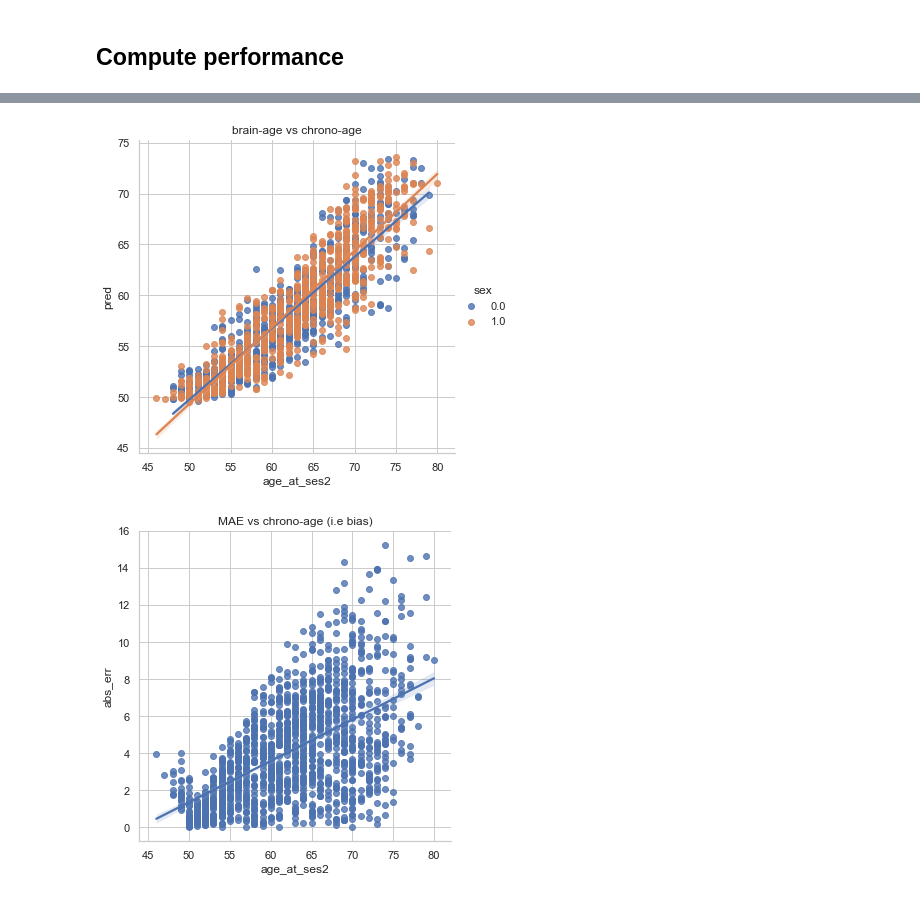
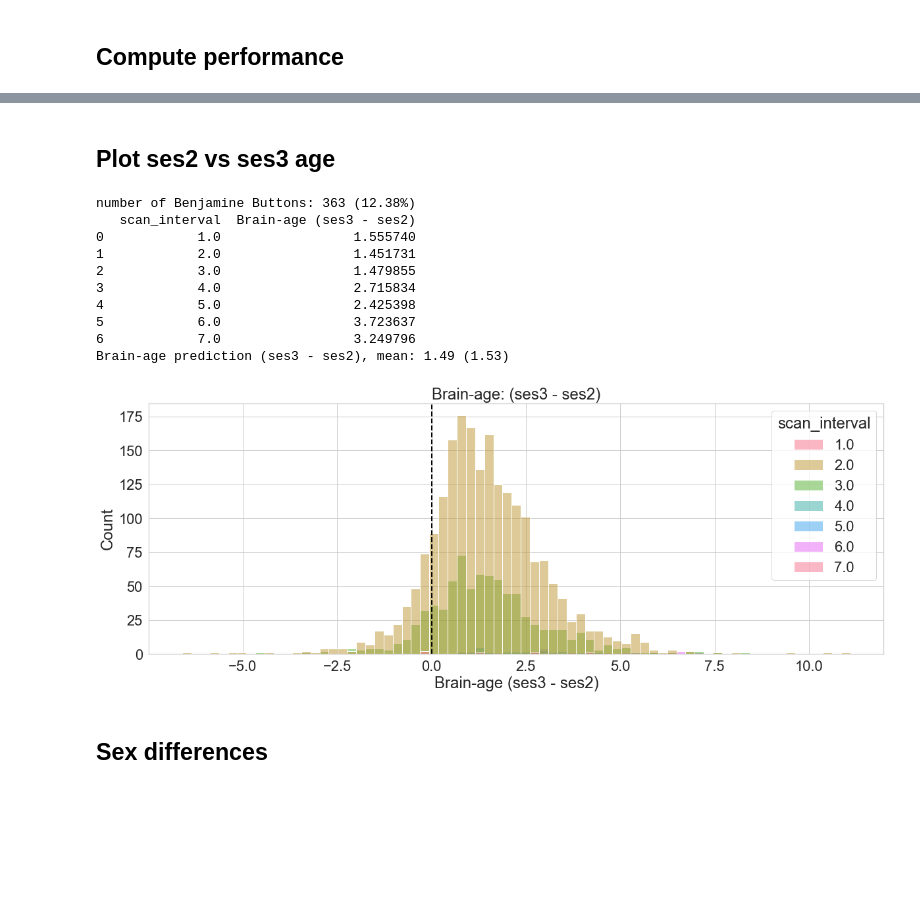
Before and after one commit to nikhil153/brain-diff, a Jupyter notebook: 4_brain_age.ipynb, the cells around one changed output, grey strips where cells are left out. Saved outputs shown, nothing was run; the diff lists cells and outputs as text; code cells hidden in the pictures; blank space fills up the shorter version.

```diff
--- a/4_brain_age.ipynb
+++ b/4_brain_age.ipynb
@@ -61,18 +93,45 @@ MAE = 4.13 (std = 2.85)
+# %% [markdown]
+## Plot ses2 vs ses3 age
+# %%
+followup_diff = brain_age_df["pred_at_ses3"] - brain_age_df["pred_at_ses2"]
+brain_age_df["Brain-age (ses3 - ses2)"] = followup_diff
+
+neg_age_count = np.sum(followup_diff < 0)
+
+print(f"number of Benjamine Buttons: {neg_age_count} ({100*neg_age_count/len(brain_age_df):3.2f}%)")
+
+print(brain_age_df.groupby(["scan_interval"]).mean().reset_index()[["scan_interval","Brain-age (ses3 - ses2)"]])
+
+plot_df = brain_age_df.copy()
+m,s = np.mean(plot_df["Brain-age (ses3 - ses2)"]), np.std(plot_df["Brain-age (ses3 - ses2)"])
+print(f"Brain-age prediction (ses3 - ses2), mean: {m:3.2f} ({s:3.2f})")
+
+# Plots
+with sns.axes_style("whitegrid"):
+    fig,ax=plt.subplots(figsize=(20,7))
+    palette = 'husl'
+    g = sns.histplot(x="Brain-age (ses3 - ses2)", hue="scan_interval", data=brain_age_df, palette=palette)
+    g.set_title(f"Brain-age: (ses3 - ses2)")
+    plt.axvline(0, color="black",ls="--",lw=2)
+# %% [output]
+number of Benjamine Buttons: 363 (12.38%)
+   scan_interval  Brain-age (ses3 - ses2)
+0            1.0                 1.555740
+1            2.0                 1.451731
+2            3.0                 1.479855
+3            4.0                 2.715834
+4            5.0                 2.425398
+5            6.0                 3.723637
+6            7.0                 3.249796
+Brain-age prediction (ses3 - ses2), mean: 1.49 (1.53)
+[figure, added]
+# %% [markdown]
+## Sex differences
 # %%
 plot_df = brain_age_df.copy()
 palette = 'husl'
 sns.set(font_scale=1)
+
 with sns.axes_style("whitegrid"):
-    g = sns.lmplot(x="age_at_ses2", y="pred", hue="sex",data=plot_df)
+    g = sns.lmplot(x="age_at_ses2", y=f"pred_at_{session}", hue="sex",data=plot_df)
     plt.title("brain-age vs chrono-age")
-# %% [output]
-[figure, removed]
-# %%
-plot_df = brain_age_df.copy()
-palette = 'husl'
-sns.set(font_scale=1)
-with sns.axes_style("whitegrid"):
-    g = sns.lmplot(x="age_at_ses2", y="abs_err", data=plot_df)
-    plt.title("MAE vs chrono-age (i.e bias)")
-# %% [output]
-[figure, removed]
```
Also changed, not shown: parts of 5 cells of this notebook, 4 other files.
